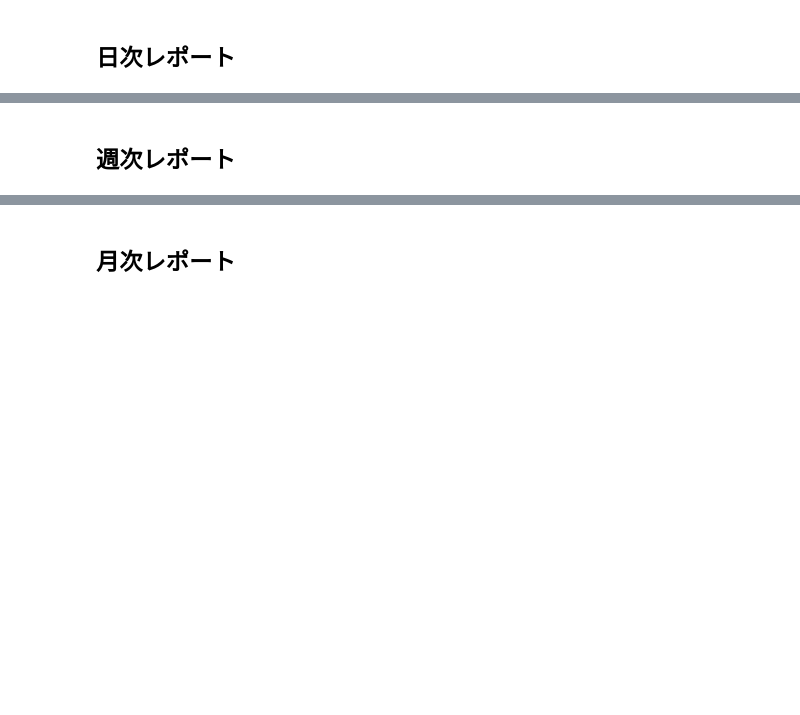
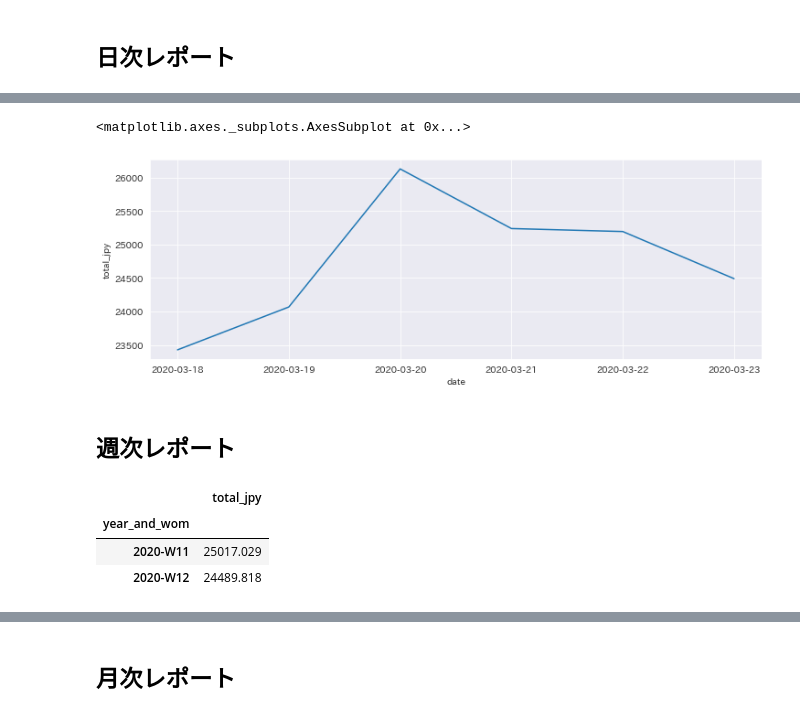
Before and after one commit to tsu-nera/bakuchi, a Jupyter notebook: notebooks/asset.ipynb, the cells around one changed output, grey strips where cells are left out. Saved outputs shown, nothing was run; the diff lists cells and outputs as text; code cells hidden in the pictures; blank space fills up the shorter version.

```diff
--- a/notebooks/asset.ipynb
+++ b/notebooks/asset.ipynb
@@ -45,0 +61,4 @@ plt.show()
+# %%
+groupby = df_recent.groupby("date")
+df_days = pd.DataFrame()
+df_days["total_jpy"] = round(groupby["total_jpy"].mean(), 3)
@@ -46,2 +76,8 @@ plt.show()
+# %%
+df_days["date"] = df_days.index
+sns.lineplot(data=df_days, x='date', y='total_jpy')
+# %% [output]
+<matplotlib.axes._subplots.AxesSubplot at 0x...>
+[figure, added]
 # %% [markdown]
 ## 週次レポート
@@ -47,0 +88,7 @@ plt.show()
+# %%
+df_by_week
+# %% [output]
+|  | total_jpy |
+| year_and_wom |  |
+| 2020-W11 | 25017.029 |
+| 2020-W12 | 24489.818 |
```
Also changed, not shown: parts of 10 cells of this notebook.
